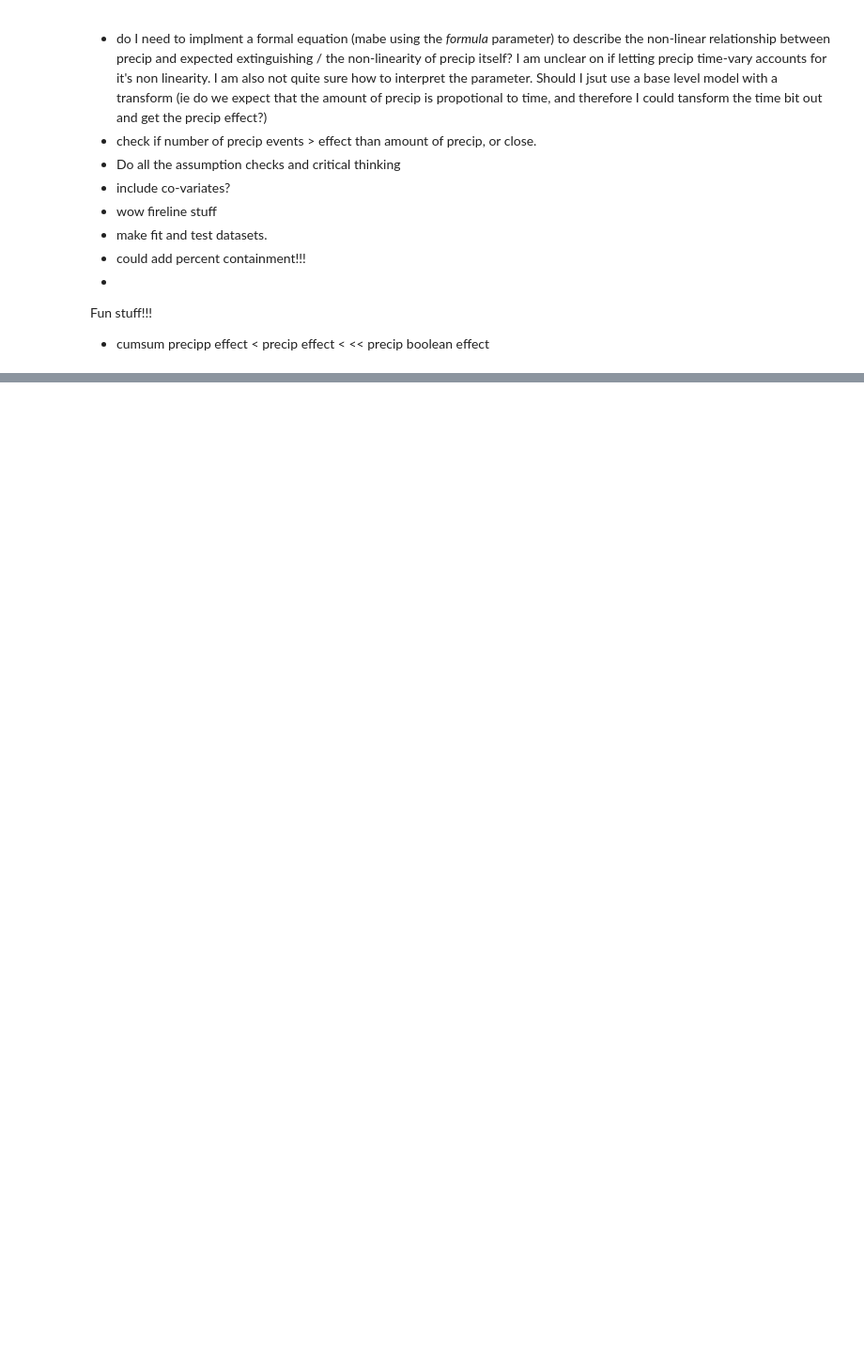
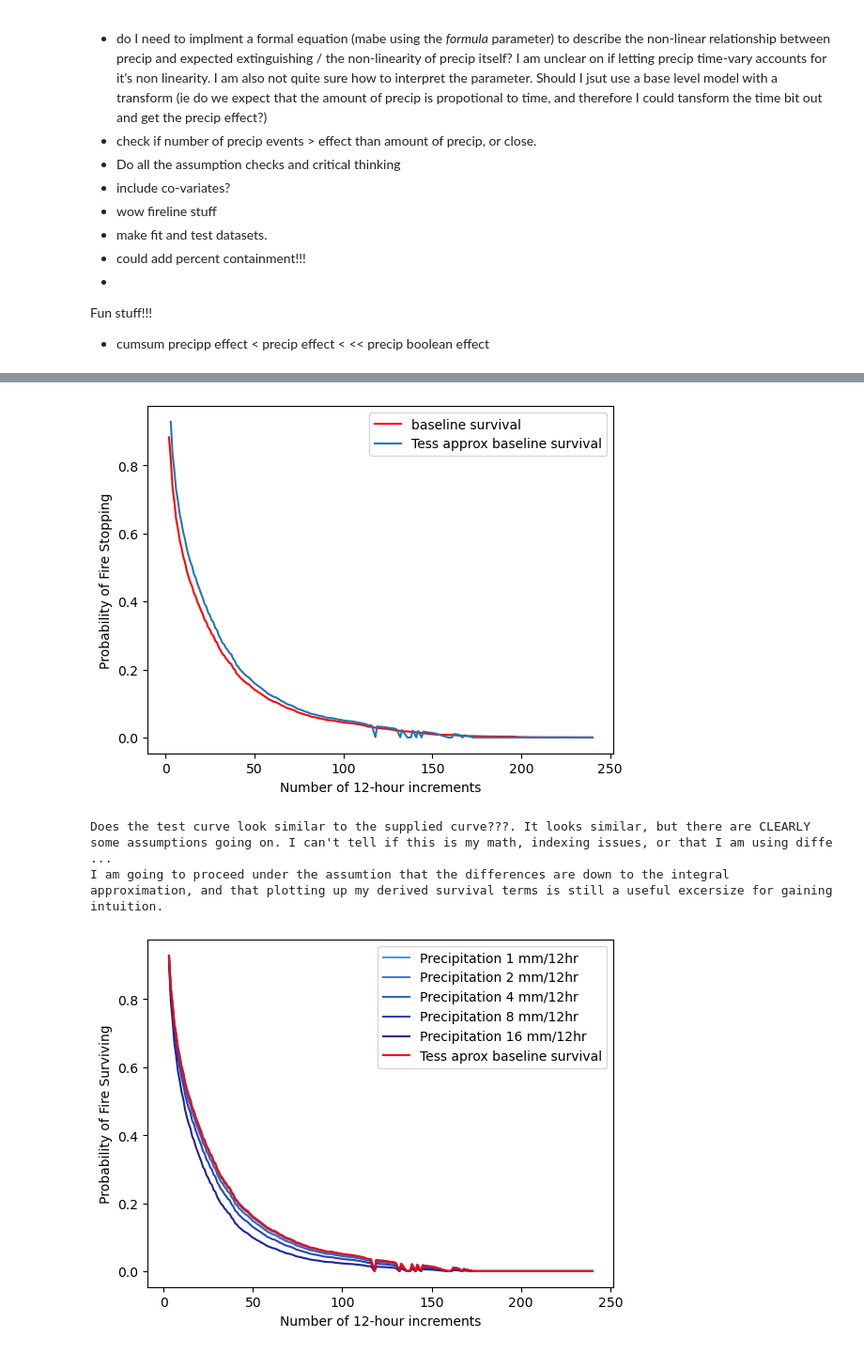
Before and after one commit to mccabete/precip, a Jupyter notebook: cox_proportional_hazards_model.ipynb, the cells around one changed output, grey strips where cells are left out. Shown at 94% size. Drawn from its saved outputs; the diff is of its cells as text; code cells hidden in the pictures; blank space fills up the shorter version.

Commit message:
comparing ratios to precip amount

```diff
--- a/cox_proportional_hazards_model.ipynb
+++ b/cox_proportional_hazards_model.ipynb
@@ -242 +297,74 @@ print("wait, is this wrong? I though this was giving me the hazard function, but
+# %%
+# def derive_con_survivial_func( ctv, vals = [0, 0.5, 1, 2, 4, 8, 16], dfs = [precip_0, precip_05, precip_1, precip_2 , precip_4, precip_8, precip_16]):
+from scipy.interpolate import interp1d
+
+def calc_survive(ctv, df):
+    baseline_h = ctv.baseline_cumulative_hazard_['baseline hazard'].diff() / ctv.baseline_cumulative_hazard_.index.diff()
+    precip_vals = ctv.predict_partial_hazard(df).unique()
+    h_func = baseline_h * precip_vals
+
+    ## survivor function
+    integral_of_h = np.exp((np.cumsum(h_func) * ctv.baseline_cumulative_hazard_.index.diff()) * - 1) ## Does the step size matter?????? Apply smoothing function to force step size of 1?????
+    return(integral_of_h)
+
+def check_calc_survive(ctv, plot = True):
+    baseline_h = ctv.baseline_cumulative_hazard_['baseline hazard'].diff() / ctv.baseline_cumulative_hazard_.index.diff()
+    integral_of_h = np.exp((np.cumsum(baseline_h) * ctv.baseline_cumulative_hazard_.index.diff()) * - 1)
+    if plot:
+
+        ctv.baseline_survival_.plot(color = "red")
+        plt.plot(ctv.baseline_cumulative_hazard_.index, integral_of_h, label = "Tess approx baseline survival")
+        plt.ylabel("Probability of Fire Stopping")
+        plt.xlabel("Number of 12-hour increments")
+        plt.legend()
+        plt.show()
+    return(integral_of_h) ## Should match the baseline survivor function
+
+def calc_cummulative_hazard(ctv, df):
+    baseline_h = ctv.baseline_cumulative_hazard_['baseline hazard'].diff() / ctv.baseline_cumulative_hazard_.index.diff()
+    precip_vals = ctv.predict_partial_hazard(df).unique()
+    h_func = baseline_h * precip_vals
+
+    ## survivor function
+    integral_of_h = (np.cumsum(h_func) * ctv.baseline_cumulative_hazard_.index.diff()) ## Does the step size matter?????? Apply smoothing function to force step size of 1?????
+    return(integral_of_h)
+
+
+
+check_calc_survive(ctv)
+print("Does the test curve look similar to the supplied curve???. It looks similar, but there are CLEARLY some assumptions going on. I can't tell if this is my math, indexing issues, or that I am using differencing to approximate my integral & derivative")
+print("I am going to proceed under the assumtion that the differences are down to the integral approximation, and that plotting up my derived survival terms is still a useful excersize for gaining intuition.")
+
+
+
+def derive_con_survivial_func( ctv, vals = [ 1, 2, 4, 8, 16,], dfs = [ precip_1, precip_2 , precip_4, precip_8, precip_16], colors = [ '#4C9ADD', '#427BD2', '#3364C0', '#2C43B0', '#1E2791']): # '#64B6EE','#64B6EE',
+    #ctv.baseline_survival_.plot(color = "red")
+
+    for i,v in enumerate(vals):
+        plt.plot(ctv.baseline_cumulative_hazard_.index, calc_survive(ctv = ctv, df = dfs[i]), color = colors[i], label = f"Precipitation {v} mm/12hr")
+    plt.plot(ctv.baseline_cumulative_hazard_.index, check_calc_survive(ctv, plot = False), color = "red", label = "Tess aprox baseline survival")
+    #ctv.baseline_survival_.plot(color = "red")
+    plt.ylabel("Probability of Fire Surviving")
+    plt.xlabel("Number of 12-hour increments")
+    plt.legend()
+    plt.show()
+
+derive_con_survivial_func(ctv)
+
+def plot_hazard( ctv, vals = [ 1, 2, 4, 8, 16], dfs = [ precip_1, precip_2 , precip_4, precip_8, precip_16], colors = [ '#4C9ADD', '#427BD2', '#3364C0', '#2C43B0', '#1E2791']): # '#64B6EE','#64B6EE',
+    ctv.baseline_cumulative_hazard_.plot(color = "red")
+    #plt.plot(ctv.baseline_cumulative_hazard_.index, check_calc_survive(ctv, plot = False), color = "red", label = "Tess aprox baseline survival")
+    for i,v in enumerate(vals):
+        plt.plot(ctv.baseline_cumulative_hazard_.index, calc_cummulative_hazard(ctv = ctv, df = dfs[i]).values, color = colors[i], label = f"Precipitation {v} mm/12hr")
+    plt.ylabel("Cummulative Hazard")
+    plt.xlabel("Number of 12-hour increments")
+    plt.legend()
+    plt.show()
+
+#plot_hazard(ctv) ## This looks terrible
+# %% [output]
+[figure, added]
+Does the test curve look similar to the supplied curve???. It looks similar, but there are CLEARLY some assumptions going on. I can't tell if this is my math, indexing issues, or that I am using diffe ...
+I am going to proceed under the assumtion that the differences are down to the integral approximation, and that plotting up my derived survival terms is still a useful excersize for gaining intuition.
+[figure, added]
 # %%
```
Also changed, not shown: parts of 14 cells of this notebook, 2 other files.
